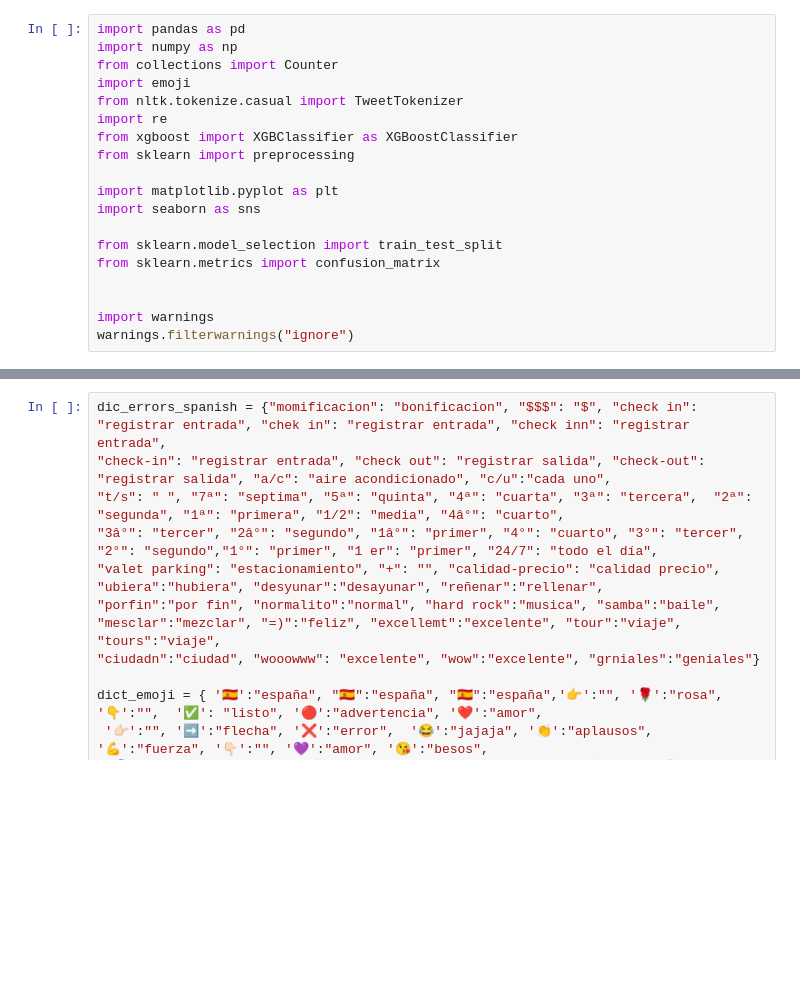
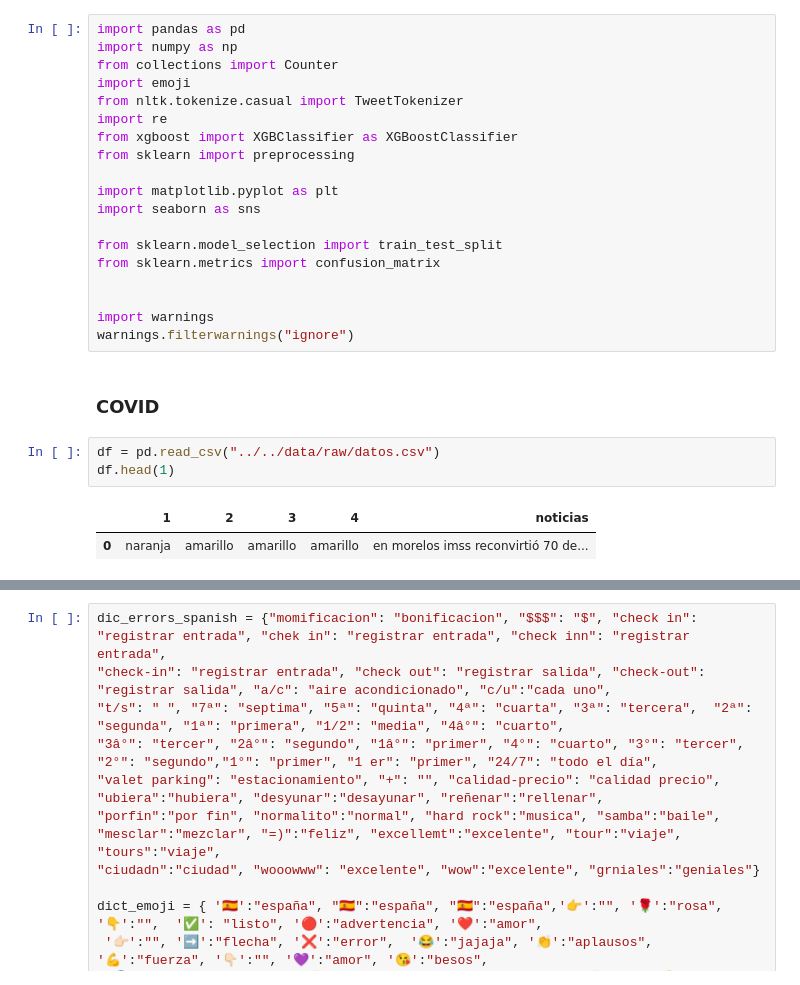
Before and after one commit to Enriquesec/AutoML_in_data_augmentation, a Jupyter notebook: taks/PolitiES/notebook/modeling/02_modeling_avanze.ipynb, the cells around one changed output, grey strips where cells are left out. Cells and saved outputs as stored; diff of their text form; blank space fills up the shorter version.

```diff
--- a/taks/PolitiES/notebook/modeling/02_modeling_avanze.ipynb
+++ b/taks/PolitiES/notebook/modeling/02_modeling_avanze.ipynb
@@ -17,3 +17,11 @@ from sklearn.metrics import confusion_matrix
 
 import warnings
 warnings.filterwarnings("ignore")
+# %% [markdown]
+### COVID
+# %%
+df = pd.read_csv("../../data/raw/datos.csv")
+df.head(1)
+# %% [output]
+|  | 1 | 2 | 3 | 4 | noticias |
+| 0 | naranja | amarillo | amarillo | amarillo | en morelos imss reconvirtió 70 de... |
```
Also changed, not shown: parts of 6 cells of this notebook.
